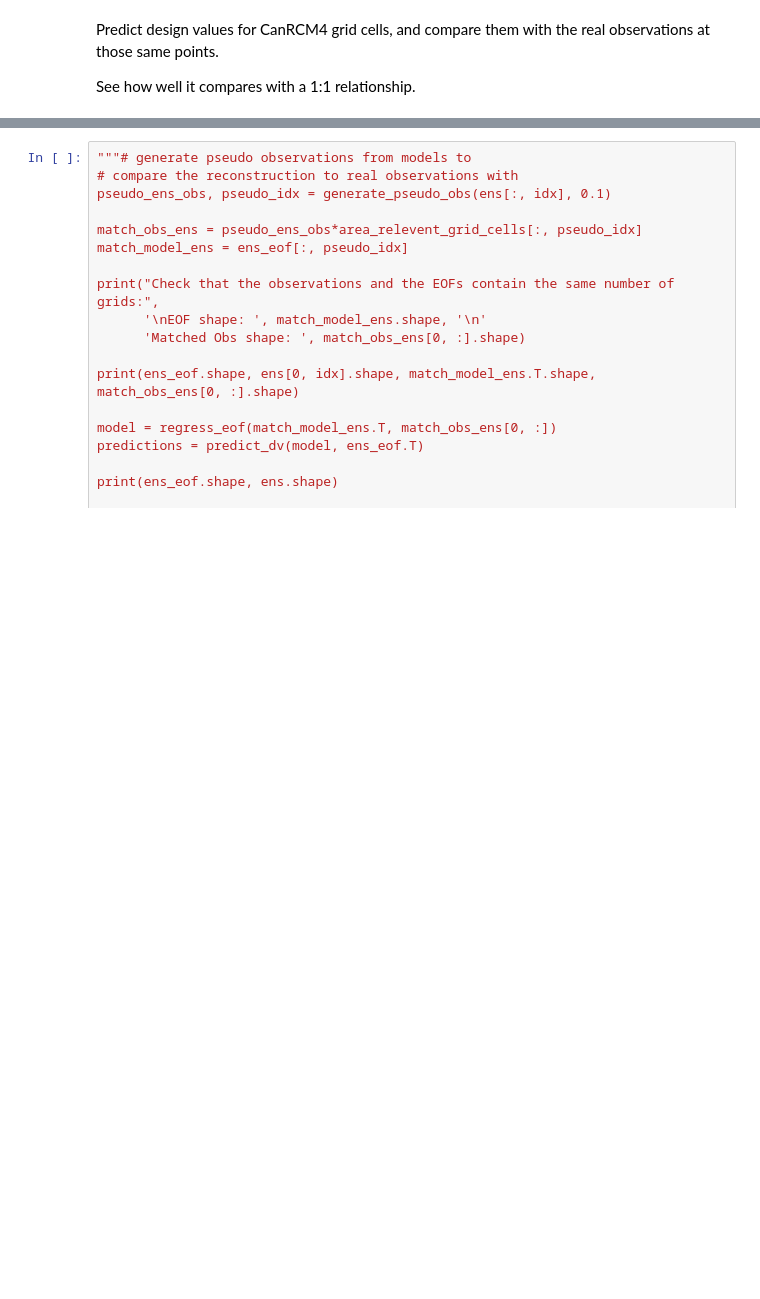
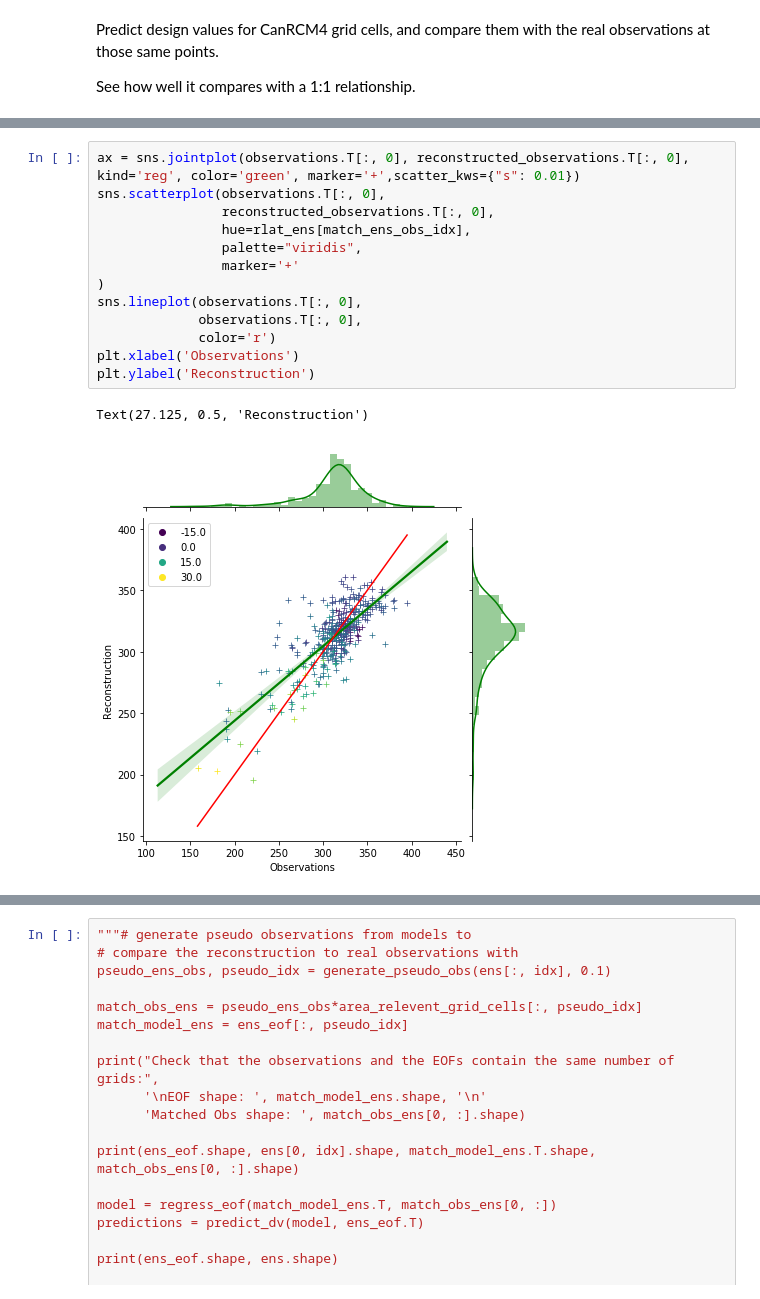
Before and after one commit to pacificclimate/climpyrical, a Jupyter notebook: notebooks/demo.ipynb, the cells around one changed output, grey strips where cells are left out. Cells and saved outputs as stored; diff of their text form; blank space fills up the shorter version.

```diff
--- a/notebooks/demo.ipynb
+++ b/notebooks/demo.ipynb
@@ -227,0 +239,16 @@ array([ 0.8559562 , 66.65030451])
+# %%
+ax = sns.jointplot(observations.T[:, 0], reconstructed_observations.T[:, 0], kind='reg', color='green', marker='+',scatter_kws={"s": 0.01})
+sns.scatterplot(observations.T[:, 0],
+                reconstructed_observations.T[:, 0],
+                hue=rlat_ens[match_ens_obs_idx],
+                palette="viridis",
+                marker='+'
+)
+sns.lineplot(observations.T[:, 0],
+             observations.T[:, 0],
+             color='r')
+plt.xlabel('Observations')
+plt.ylabel('Reconstruction')
+# %% [output]
+Text(27.125, 0.5, 'Reconstruction')
+[figure, added]
```
Also changed, not shown: parts of 15 cells of this notebook.
